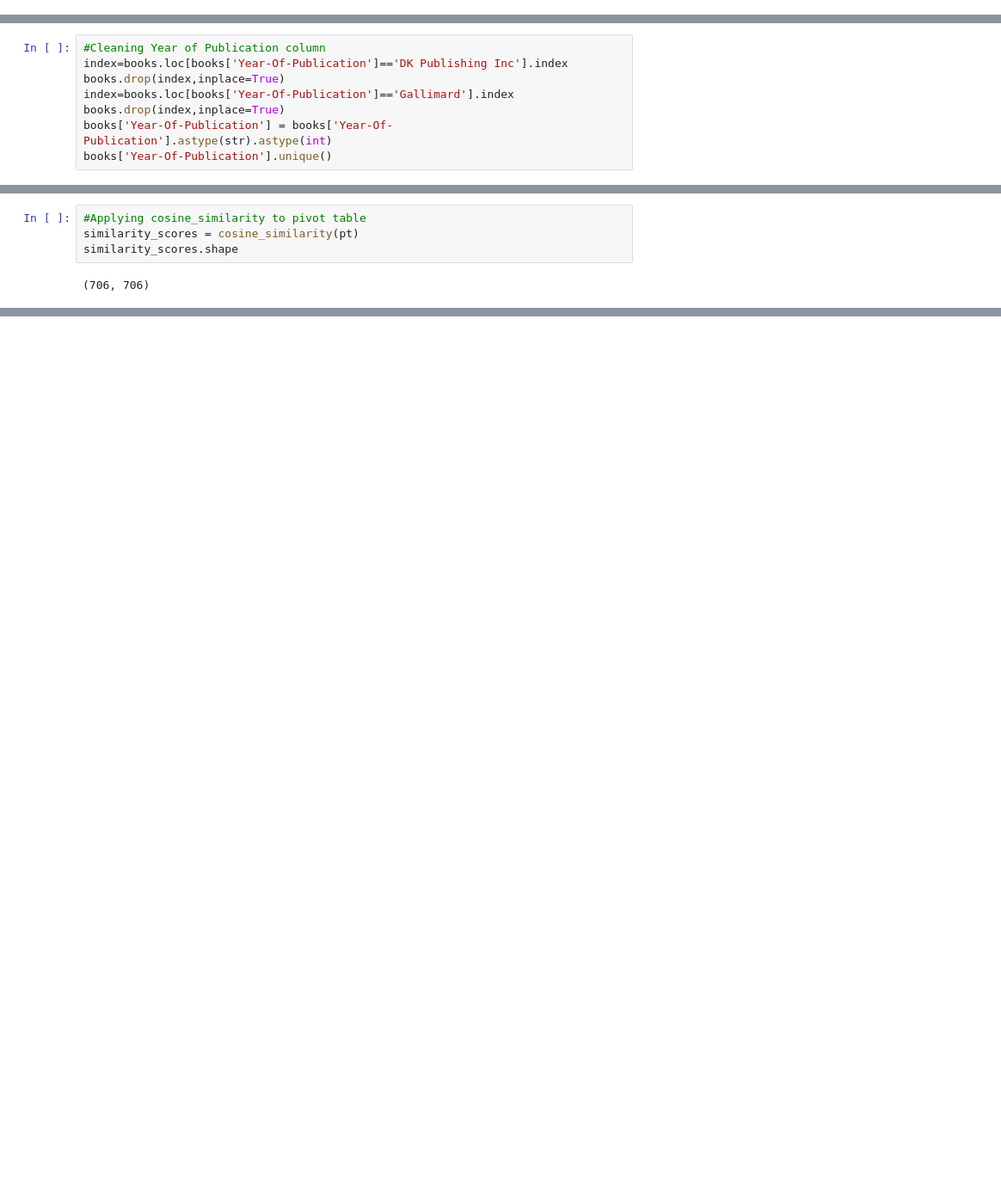
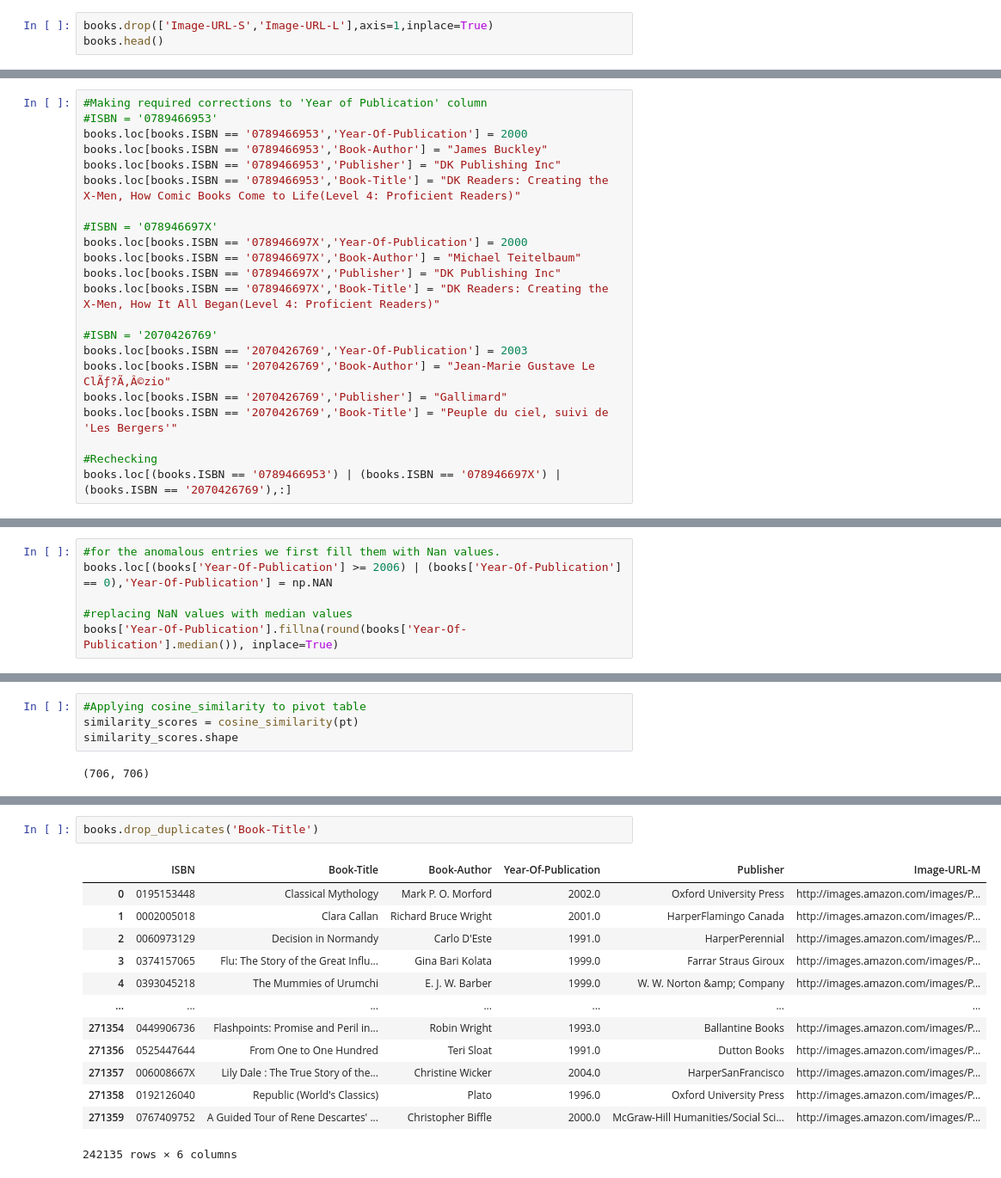
Before and after one commit to Shantanuh10/Book-Recommendation-System, a Jupyter notebook: Book_Recommendation_System_Capstone_Project_4.ipynb, the cells around one changed output, grey strips where cells are left out. Shown: that part at 86% size. Cells and saved outputs as stored; diff of their text form; blank space fills up the shorter version.

```diff
--- a/Book_Recommendation_System_Capstone_Project_4.ipynb
+++ b/Book_Recommendation_System_Capstone_Project_4.ipynb
@@ -92,3 +90,6 @@ books.head()
 | 2 | 0060973129 | Decision in Normandy | Carlo D'Este | 1991 | HarperPerennial | http://images.amazon.com/images/P... | http://images.amazon.com/images/P... | ... |
 | 3 | 0374157065 | Flu: The Story of the Great Influ... | Gina Bari Kolata | 1999 | Farrar Straus Giroux | http://images.amazon.com/images/P... | http://images.amazon.com/images/P... | ... |
 | 4 | 0393045218 | The Mummies of Urumchi | E. J. W. Barber | 1999 | W. W. Norton &amp; Company | http://images.amazon.com/images/P... | http://images.amazon.com/images/P... | ... |
+# %%
+books.drop(['Image-URL-S','Image-URL-L'],axis=1,inplace=True)
+books.head()
@@ -281,8 +264,0 @@ array([2002, 2001, 1991, 1999, 2000, 1993, 1996, 1988, 2004, 1998, 1994,
-# %%
-#Cleaning Year of Publication column
-index=books.loc[books['Year-Of-Publication']=='DK Publishing Inc'].index
-books.drop(index,inplace=True)
-index=books.loc[books['Year-Of-Publication']=='Gallimard'].index
-books.drop(index,inplace=True)
-books['Year-Of-Publication'] = books['Year-Of-Publication'].astype(str).astype(int)
-books['Year-Of-Publication'].unique()
@@ -472,0 +463,22 @@ plt.show()
+# %%
+#Making required corrections to 'Year of Publication' column
+#ISBN = '0789466953'
+books.loc[books.ISBN == '0789466953','Year-Of-Publication'] = 2000
+books.loc[books.ISBN == '0789466953','Book-Author'] = "James Buckley"
+books.loc[books.ISBN == '0789466953','Publisher'] = "DK Publishing Inc"
+books.loc[books.ISBN == '0789466953','Book-Title'] = "DK Readers: Creating the X-Men, How Comic Books Come to Life(Level 4: Proficient Readers)"
+
+#ISBN = '078946697X'
+books.loc[books.ISBN == '078946697X','Year-Of-Publication'] = 2000
+books.loc[books.ISBN == '078946697X','Book-Author'] = "Michael Teitelbaum"
+books.loc[books.ISBN == '078946697X','Publisher'] = "DK Publishing Inc"
+books.loc[books.ISBN == '078946697X','Book-Title'] = "DK Readers: Creating the X-Men, How It All Began(Level 4: Proficient Readers)"
+
+#ISBN = '2070426769'
+books.loc[books.ISBN == '2070426769','Year-Of-Publication'] = 2003
+books.loc[books.ISBN == '2070426769','Book-Author'] = "Jean-Marie Gustave Le ClÃƒ?Ã‚Â©zio"
+books.loc[books.ISBN == '2070426769','Publisher'] = "Gallimard"
+books.loc[books.ISBN == '2070426769','Book-Title'] = "Peuple du ciel, suivi de 'Les Bergers'"
+
+#Rechecking
+books.loc[(books.ISBN == '0789466953') | (books.ISBN == '078946697X') | (books.ISBN == '2070426769'),:]
@@ -472,0 +495,6 @@ plt.show()
+# %%
+#for the anomalous entries we first fill them with Nan values.
+books.loc[(books['Year-Of-Publication'] >= 2006) | (books['Year-Of-Publication'] == 0),'Year-Of-Publication'] = np.NAN
+
+#replacing NaN values with median values
+books['Year-Of-Publication'].fillna(round(books['Year-Of-Publication'].median()), inplace=True)
@@ -616,0 +663,16 @@ recommend('Harry Potter and the Order of the Phoenix (Book 5)')
+# %%
+books.drop_duplicates('Book-Title')
+# %% [output]
+|  | ISBN | Book-Title | Book-Author | Year-Of-Publication | Publisher | Image-URL-M |
+| 0 | 0195153448 | Classical Mythology | Mark P. O. Morford | 2002.0 | Oxford University Press | http://images.amazon.com/images/P... |
+| 1 | 0002005018 | Clara Callan | Richard Bruce Wright | 2001.0 | HarperFlamingo Canada | http://images.amazon.com/images/P... |
+| 2 | 0060973129 | Decision in Normandy | Carlo D'Este | 1991.0 | HarperPerennial | http://images.amazon.com/images/P... |
+| 3 | 0374157065 | Flu: The Story of the Great Influ... | Gina Bari Kolata | 1999.0 | Farrar Straus Giroux | http://images.amazon.com/images/P... |
+| 4 | 0393045218 | The Mummies of Urumchi | E. J. W. Barber | 1999.0 | W. W. Norton &amp; Company | http://images.amazon.com/images/P... |
+| ... | ... | ... | ... | ... | ... | ... |
+| 271354 | 0449906736 | Flashpoints: Promise and Peril in... | Robin Wright | 1993.0 | Ballantine Books | http://images.amazon.com/images/P... |
+| 271356 | 0525447644 | From One to One Hundred | Teri Sloat | 1991.0 | Dutton Books | http://images.amazon.com/images/P... |
+| 271357 | 006008667X | Lily Dale : The True Story of the... | Christine Wicker | 2004.0 | HarperSanFrancisco | http://images.amazon.com/images/P... |
+| 271358 | 0192126040 | Republic (World's Classics) | Plato | 1996.0 | Oxford University Press | http://images.amazon.com/images/P... |
+| 271359 | 0767409752 | A Guided Tour of Rene Descartes' ... | Christopher Biffle | 2000.0 | McGraw-Hill Humanities/Social Sci... | http://images.amazon.com/images/P... |
+242135 rows × 6 columns
```
Also changed, not shown: parts of 37 cells of this notebook.
